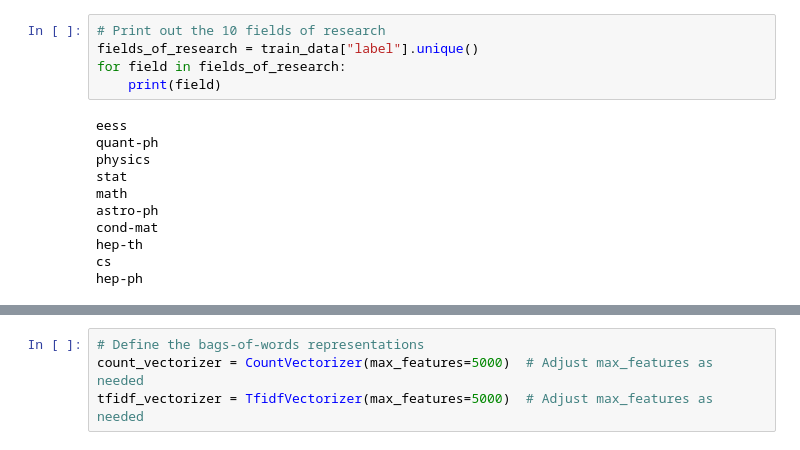
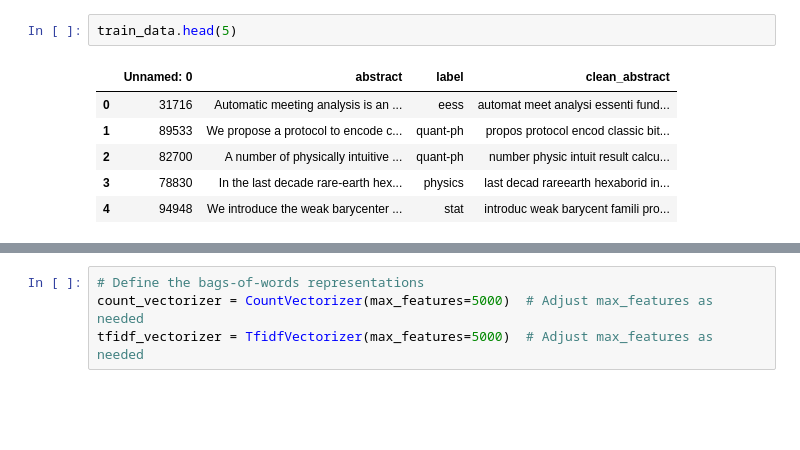
Before and after one commit to mrshokri/DAT-550, a Jupyter notebook: Project/DAT-550.ipynb, the cells around one changed output, grey strips where cells are left out. Saved outputs shown, nothing was run; the diff lists cells and outputs as text; blank space fills up the shorter version.

```diff
--- a/Project/DAT-550.ipynb
+++ b/Project/DAT-550.ipynb
@@ -98,16 +88,9 @@ KeyboardInterrupt:
-# %%
-# Print out the 10 fields of research
-fields_of_research = train_data["label"].unique()
-for field in fields_of_research:
-    print(field)
-# %% [output]
-eess
-quant-ph
-physics
-stat
-math
-astro-ph
-cond-mat
-hep-th
-cs
-hep-ph
+# %%
+train_data.head(5)
+# %% [output]
+|  | Unnamed: 0 | abstract | label | clean_abstract |
+| 0 | 31716 | Automatic meeting analysis is an ... | eess | automat meet analysi essenti fund... |
+| 1 | 89533 | We propose a protocol to encode c... | quant-ph | propos protocol encod classic bit... |
+| 2 | 82700 | A number of physically intuitive ... | quant-ph | number physic intuit result calcu... |
+| 3 | 78830 | In the last decade rare-earth hex... | physics | last decad rareearth hexaborid in... |
+| 4 | 94948 | We introduce the weak barycenter ... | stat | introduc weak barycent famili pro... |
```
Also changed, not shown: parts of 43 cells of this notebook, 9 other files.
